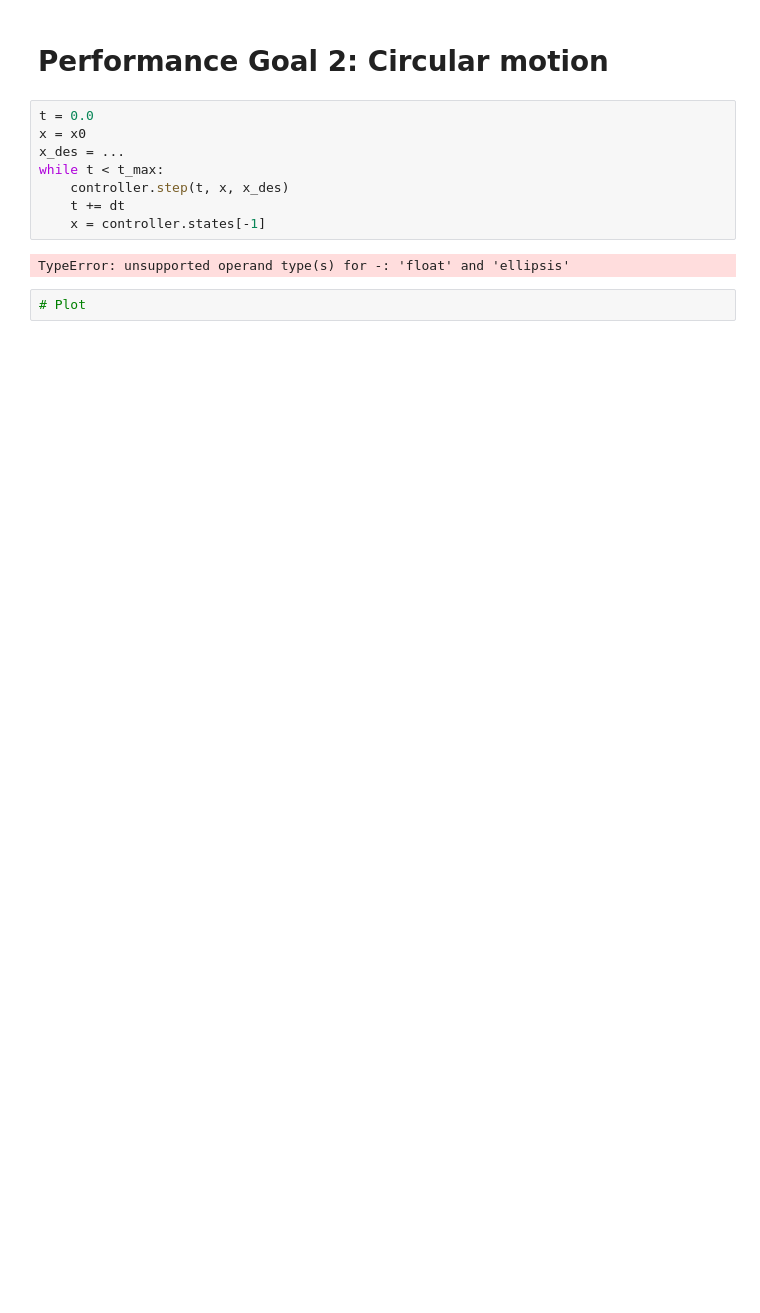
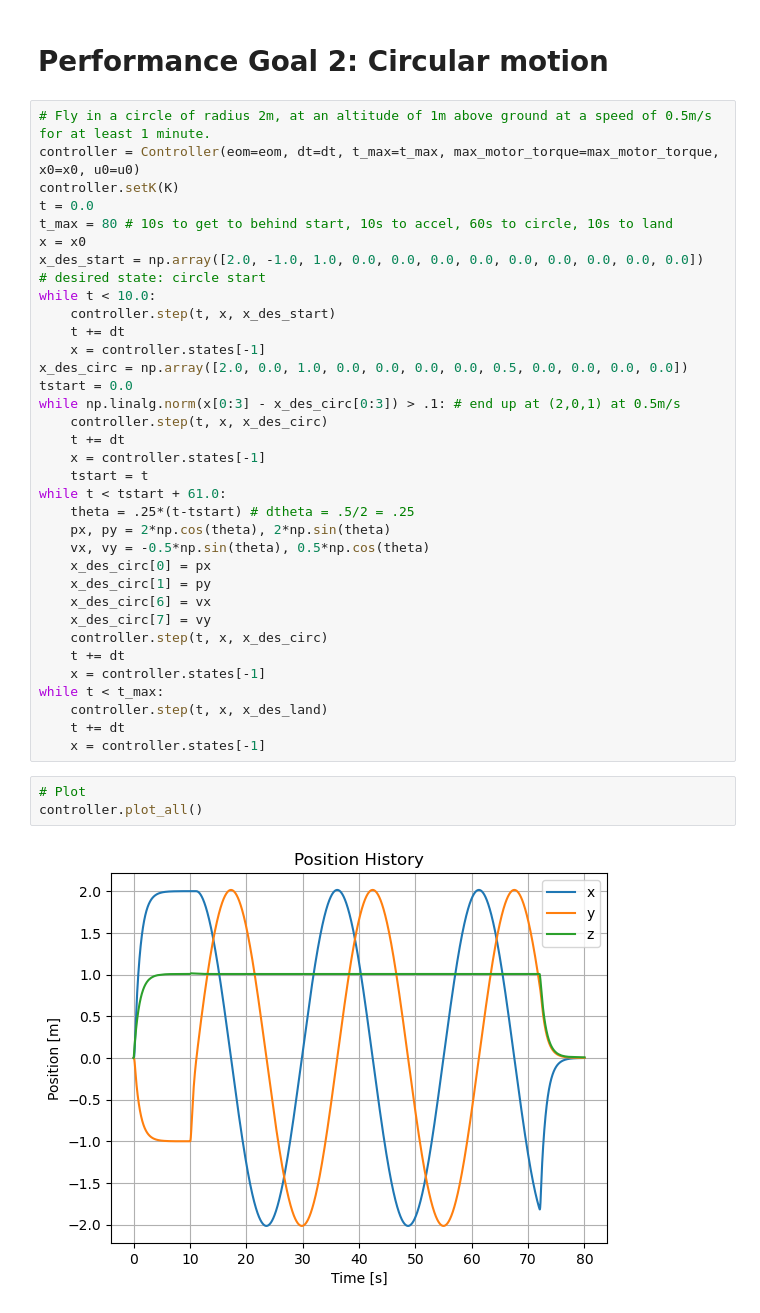
Before and after one commit to dssong2/ae352-project, a Jupyter notebook: main/test_controller.ipynb, the cells around one changed output. Saved outputs shown, nothing was run; the diff lists cells and outputs as text; blank space fills up the shorter version.

```diff
--- a/main/test_controller.ipynb
+++ b/main/test_controller.ipynb
@@ -97,14 +106,41 @@ controller.plot_all()
 # %% [markdown]
 # Performance Goal 2: Circular motion
 # %%
+# Fly in a circle of radius 2m, at an altitude of 1m above ground at a speed of 0.5m/s for at least 1 minute.
+controller = Controller(eom=eom, dt=dt, t_max=t_max, max_motor_torque=max_motor_torque, x0=x0, u0=u0)
+controller.setK(K)
 t = 0.0
+t_max = 80 # 10s to get to behind start, 10s to accel, 60s to circle, 10s to land
 x = x0
-x_des = ...
-while t < t_max:
-    controller.step(t, x, x_des)
+x_des_start = np.array([2.0, -1.0, 1.0, 0.0, 0.0, 0.0, 0.0, 0.0, 0.0, 0.0, 0.0, 0.0])  # desired state: circle start
+while t < 10.0:
+    controller.step(t, x, x_des_start)
     t += dt
     x = controller.states[-1]
+x_des_circ = np.array([2.0, 0.0, 1.0, 0.0, 0.0, 0.0, 0.0, 0.5, 0.0, 0.0, 0.0, 0.0])
+tstart = 0.0
+while np.linalg.norm(x[0:3] - x_des_circ[0:3]) > .1: # end up at (2,0,1) at 0.5m/s
+    controller.step(t, x, x_des_circ)
+    t += dt
+    x = controller.states[-1]
+    tstart = t
+while t < tstart + 61.0:
+    theta = .25*(t-tstart) # dtheta = .5/2 = .25
+    px, py = 2*np.cos(theta), 2*np.sin(theta)
+    vx, vy = -0.5*np.sin(theta), 0.5*np.cos(theta)
+    x_des_circ[0] = px
+    x_des_circ[1] = py
+    x_des_circ[6] = vx
+    x_des_circ[7] = vy
+    controller.step(t, x, x_des_circ)
+    t += dt
+    x = controller.states[-1]
+while t < t_max:
+    controller.step(t, x, x_des_land)
+    t += dt
+    x = controller.states[-1]
-# %% [output]
-TypeError: unsupported operand type(s) for -: 'float' and 'ellipsis'
 # %%
 # Plot
+controller.plot_all()
+# %% [output]
+[figure, added]
```
Also changed, not shown: parts of 5 cells of this notebook, 1 other file.
